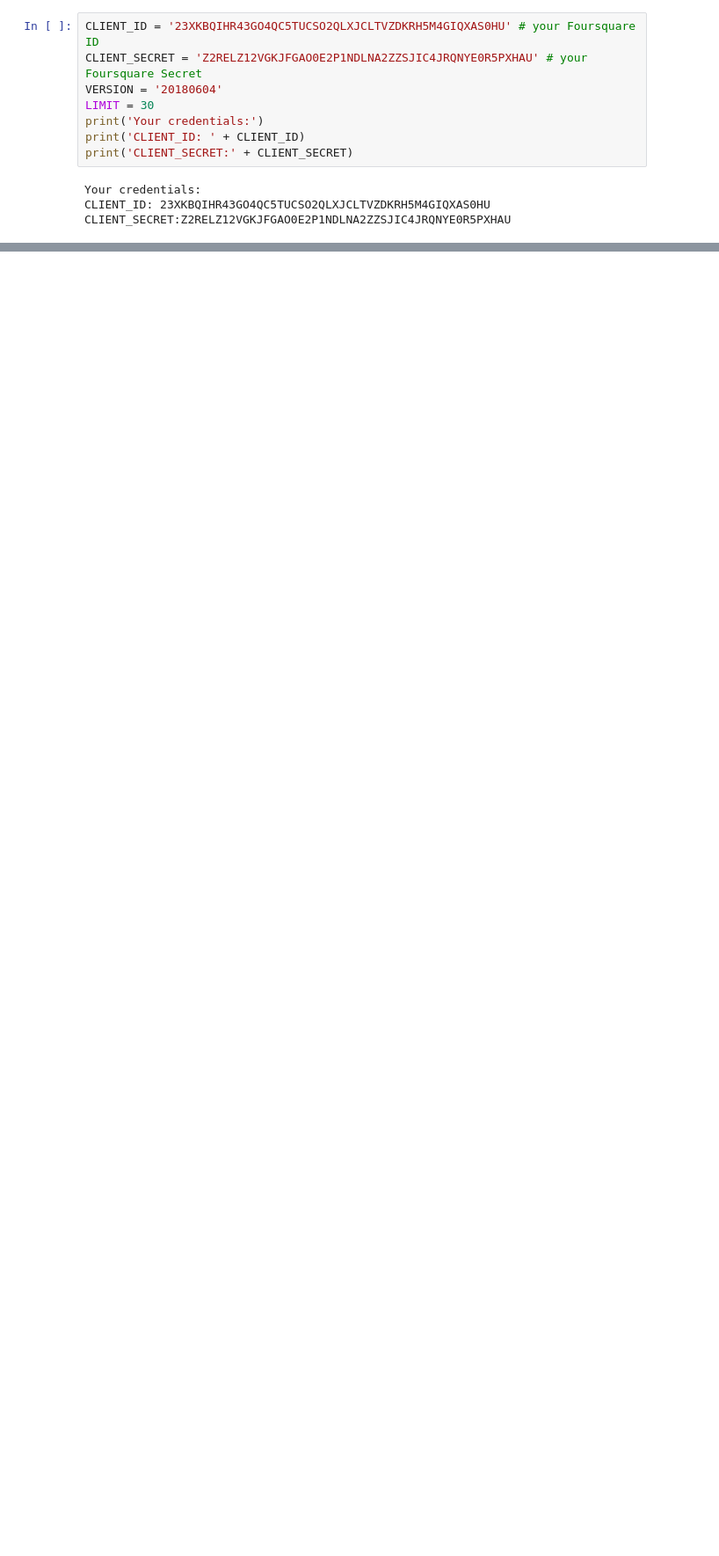
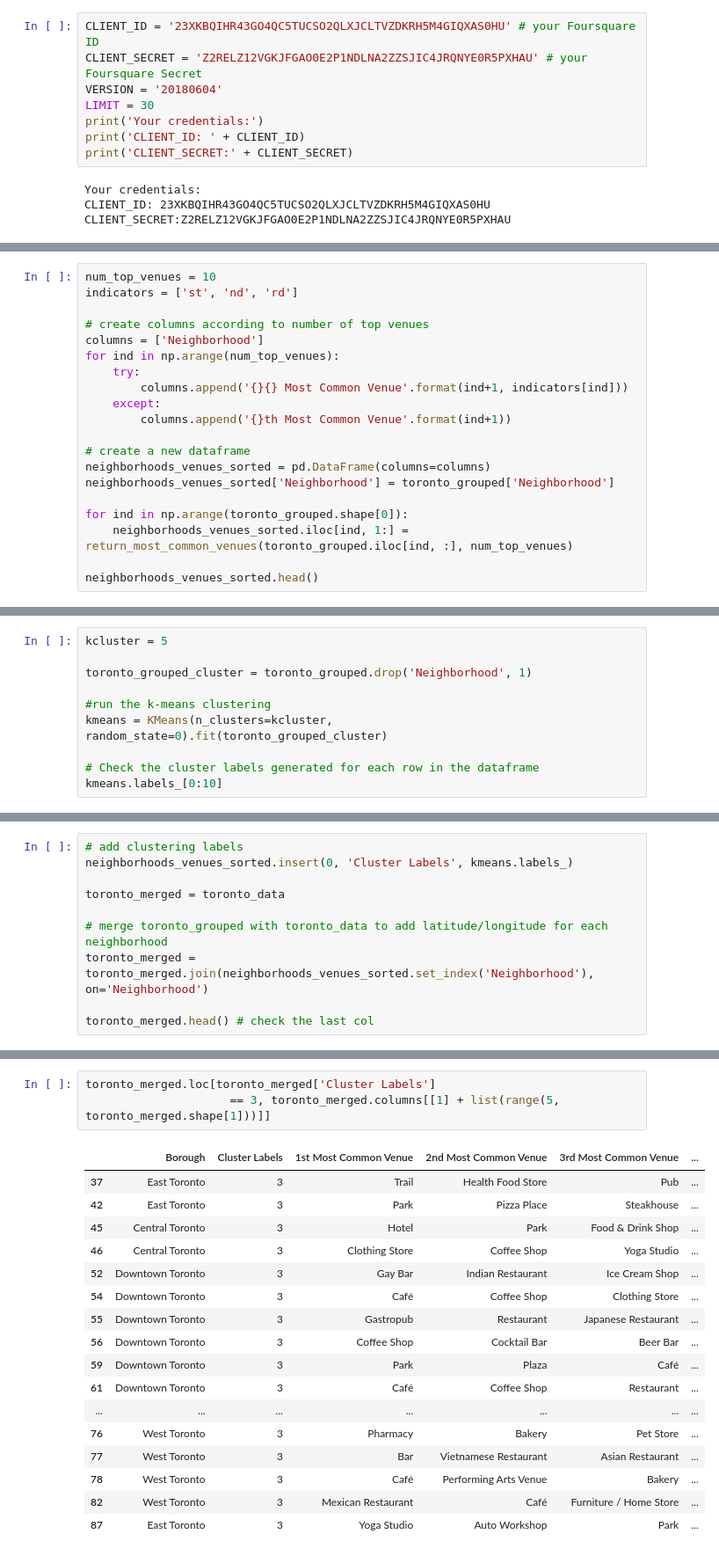
Before and after one commit to Ozzy878/Coursera_Capstone, a Jupyter notebook: Peer_Graded_Assignment-Segmentation_Clustering_pt3.ipynb, the cells around one changed output, grey strips where cells are left out. Shown: that part at 88% size. Drawn from its saved outputs; the diff is of its cells as text; blank space fills up the shorter version.

```diff
--- a/Peer_Graded_Assignment-Segmentation_Clustering_pt3.ipynb
+++ b/Peer_Graded_Assignment-Segmentation_Clustering_pt3.ipynb
@@ -164,0 +391,20 @@ CLIENT_SECRET:Z2RELZ12VGKJFGAO0E2P1NDLNA2ZZSJIC4JRQNYE0R5PXHAU
+# %%
+num_top_venues = 10
+indicators = ['st', 'nd', 'rd']
+
+# create columns according to number of top venues
+columns = ['Neighborhood']
+for ind in np.arange(num_top_venues):
+    try:
+        columns.append('{}{} Most Common Venue'.format(ind+1, indicators[ind]))
+    except:
+        columns.append('{}th Most Common Venue'.format(ind+1))
+
+# create a new dataframe
+neighborhoods_venues_sorted = pd.DataFrame(columns=columns)
+neighborhoods_venues_sorted['Neighborhood'] = toronto_grouped['Neighborhood']
+
+for ind in np.arange(toronto_grouped.shape[0]):
+    neighborhoods_venues_sorted.iloc[ind, 1:] = return_most_common_venues(toronto_grouped.iloc[ind, :], num_top_venues)
+
+neighborhoods_venues_sorted.head()
@@ -164,0 +420,10 @@ CLIENT_SECRET:Z2RELZ12VGKJFGAO0E2P1NDLNA2ZZSJIC4JRQNYE0R5PXHAU
+# %%
+kcluster = 5
+
+toronto_grouped_cluster = toronto_grouped.drop('Neighborhood', 1)
+
+#run the k-means clustering
+kmeans = KMeans(n_clusters=kcluster, random_state=0).fit(toronto_grouped_cluster)
+
+# Check the cluster labels generated for each row in the dataframe
+kmeans.labels_[0:10]
@@ -164,0 +432,10 @@ CLIENT_SECRET:Z2RELZ12VGKJFGAO0E2P1NDLNA2ZZSJIC4JRQNYE0R5PXHAU
+# %%
+# add clustering labels
+neighborhoods_venues_sorted.insert(0, 'Cluster Labels', kmeans.labels_)
+
+toronto_merged = toronto_data
+
+# merge toronto_grouped with toronto_data to add latitude/longitude for each neighborhood
+toronto_merged = toronto_merged.join(neighborhoods_venues_sorted.set_index('Neighborhood'), on='Neighborhood')
+
+toronto_merged.head() # check the last col
@@ -164,0 +519,21 @@ CLIENT_SECRET:Z2RELZ12VGKJFGAO0E2P1NDLNA2ZZSJIC4JRQNYE0R5PXHAU
+# %%
+toronto_merged.loc[toronto_merged['Cluster Labels']
+                     == 3, toronto_merged.columns[[1] + list(range(5, toronto_merged.shape[1]))]]
+# %% [output]
+|  | Borough | Cluster Labels | 1st Most Common Venue | 2nd Most Common Venue | 3rd Most Common Venue | ... |
+| 37 | East Toronto | 3 | Trail | Health Food Store | Pub | ... |
+| 42 | East Toronto | 3 | Park | Pizza Place | Steakhouse | ... |
+| 45 | Central Toronto | 3 | Hotel | Park | Food & Drink Shop | ... |
+| 46 | Central Toronto | 3 | Clothing Store | Coffee Shop | Yoga Studio | ... |
+| 52 | Downtown Toronto | 3 | Gay Bar | Indian Restaurant | Ice Cream Shop | ... |
+| 54 | Downtown Toronto | 3 | Café | Coffee Shop | Clothing Store | ... |
+| 55 | Downtown Toronto | 3 | Gastropub | Restaurant | Japanese Restaurant | ... |
+| 56 | Downtown Toronto | 3 | Coffee Shop | Cocktail Bar | Beer Bar | ... |
+| 59 | Downtown Toronto | 3 | Park | Plaza | Café | ... |
+| 61 | Downtown Toronto | 3 | Café | Coffee Shop | Restaurant | ... |
+| ... | ... | ... | ... | ... | ... | ... |
+| 76 | West Toronto | 3 | Pharmacy | Bakery | Pet Store | ... |
+| 77 | West Toronto | 3 | Bar | Vietnamese Restaurant | Asian Restaurant | ... |
+| 78 | West Toronto | 3 | Café | Performing Arts Venue | Bakery | ... |
+| 82 | West Toronto | 3 | Mexican Restaurant | Café | Furniture / Home Store | ... |
+| 87 | East Toronto | 3 | Yoga Studio | Auto Workshop | Park | ... |
```
Also changed, not shown: parts of 42 cells of this notebook.
